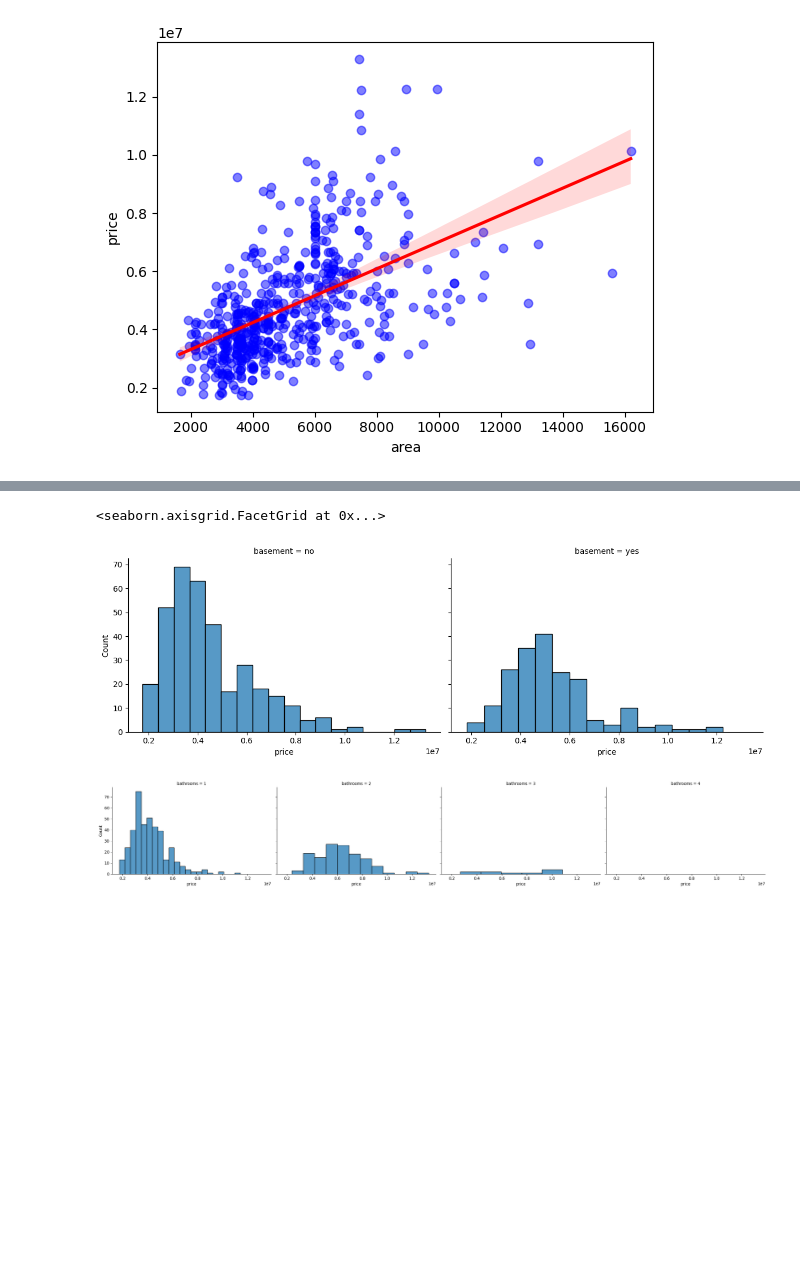
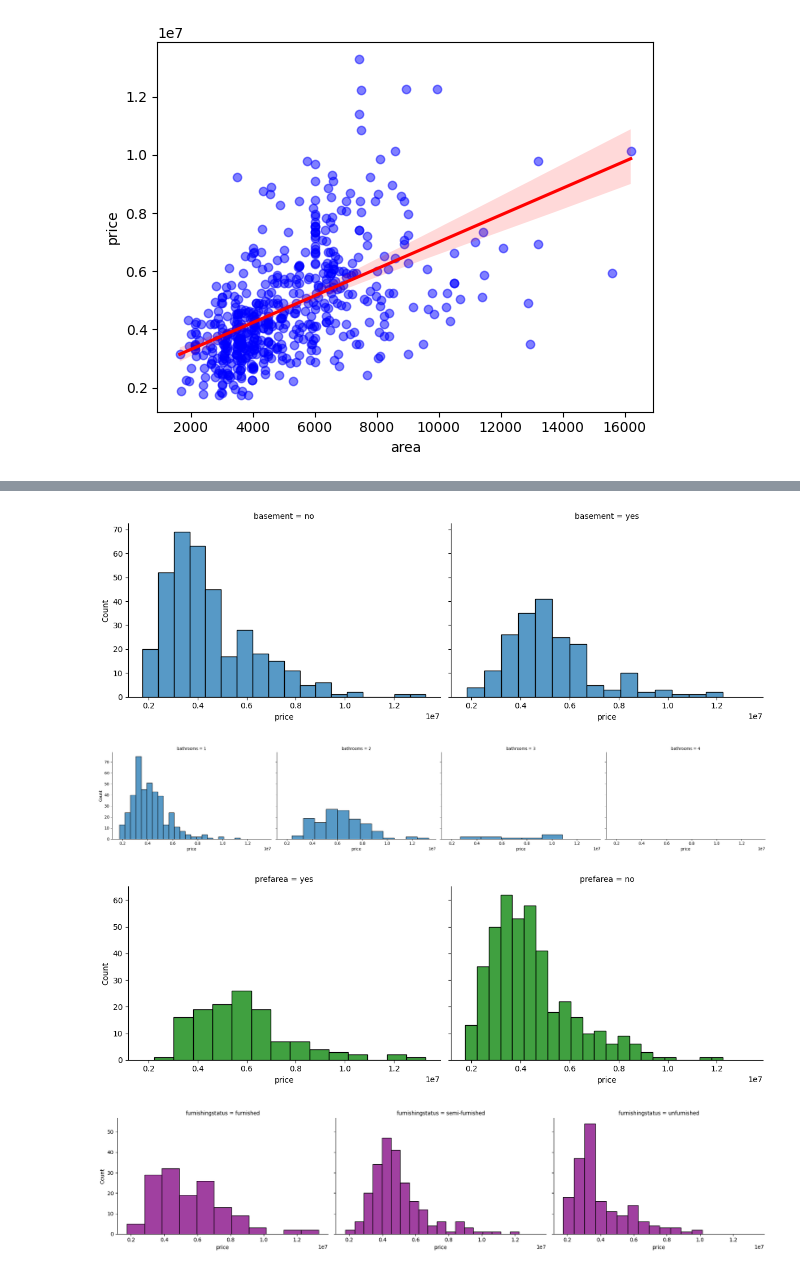
Before and after one commit to stevehaworth02/ml-journey, a Jupyter notebook: projects/eda.ipynb, the cells around one changed output, grey strips where cells are left out. Saved outputs shown, nothing was run; the diff lists cells and outputs as text; code cells hidden in the pictures; blank space fills up the shorter version.

```diff
--- a/projects/eda.ipynb
+++ b/projects/eda.ipynb
@@ -97,21 +100,29 @@ sns.regplot(data=df, x="area", y="price", line_kws={"alpha": 0.5, "color": "blue
 # %%
-def flexible_facetgrid(data, facet_by="None", hue_by=None, height=4, aspects=1.5, **kwargs):
+def flexible_facetgrid(data, facet_by=None, hue_by=None, height=4, aspects=1.5, **kwargs):
     g = sns.FacetGrid(
         data=data,
         col=facet_by,
         hue=hue_by,
         height=height,
         aspect=aspects,
         **kwargs,
     )
     return g
-
+# Histogram of Basement
 g = flexible_facetgrid(df, "basement")
 g.map(sns.histplot, "price")
-
+# Histogram of Bathrooms
 bedroom_hist = flexible_facetgrid(df, "bathrooms")
 bedroom_hist.map(sns.histplot, "price")
+# Histogram of prefarea
+prefarea_hist = flexible_facetgrid(df, "prefarea")
+prefarea_hist.map(sns.histplot, "price", color="green")
+# Histogram of Furnished
+furnished_hist = flexible_facetgrid(df, "furnishingstatus")
+furnished_hist.map(sns.histplot, "price", color="purple")
+plt.show()
 # %% [output]
-<seaborn.axisgrid.FacetGrid at 0x...>
 [figure]
 [figure]
+[figure, added]
+[figure, added]
```
Also changed, not shown: parts of 3 cells of this notebook.
